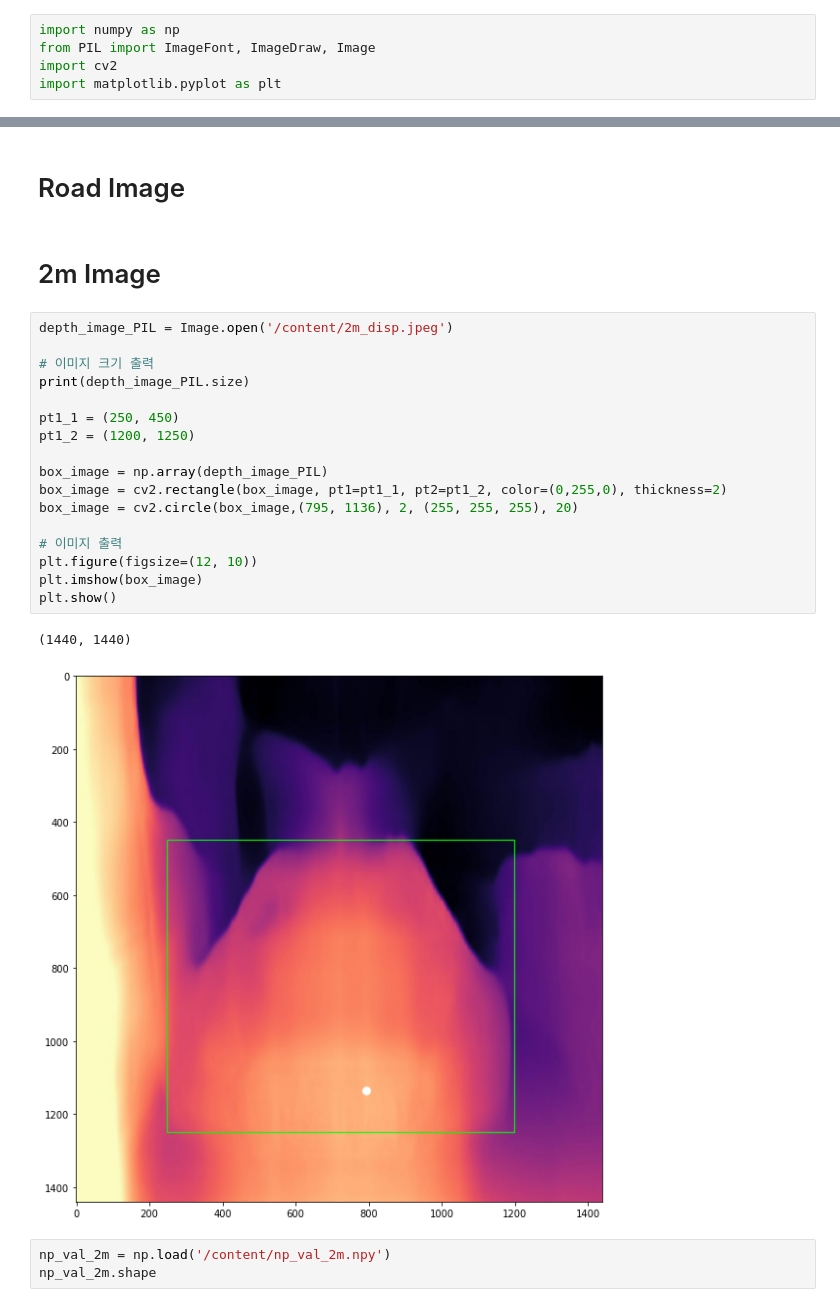
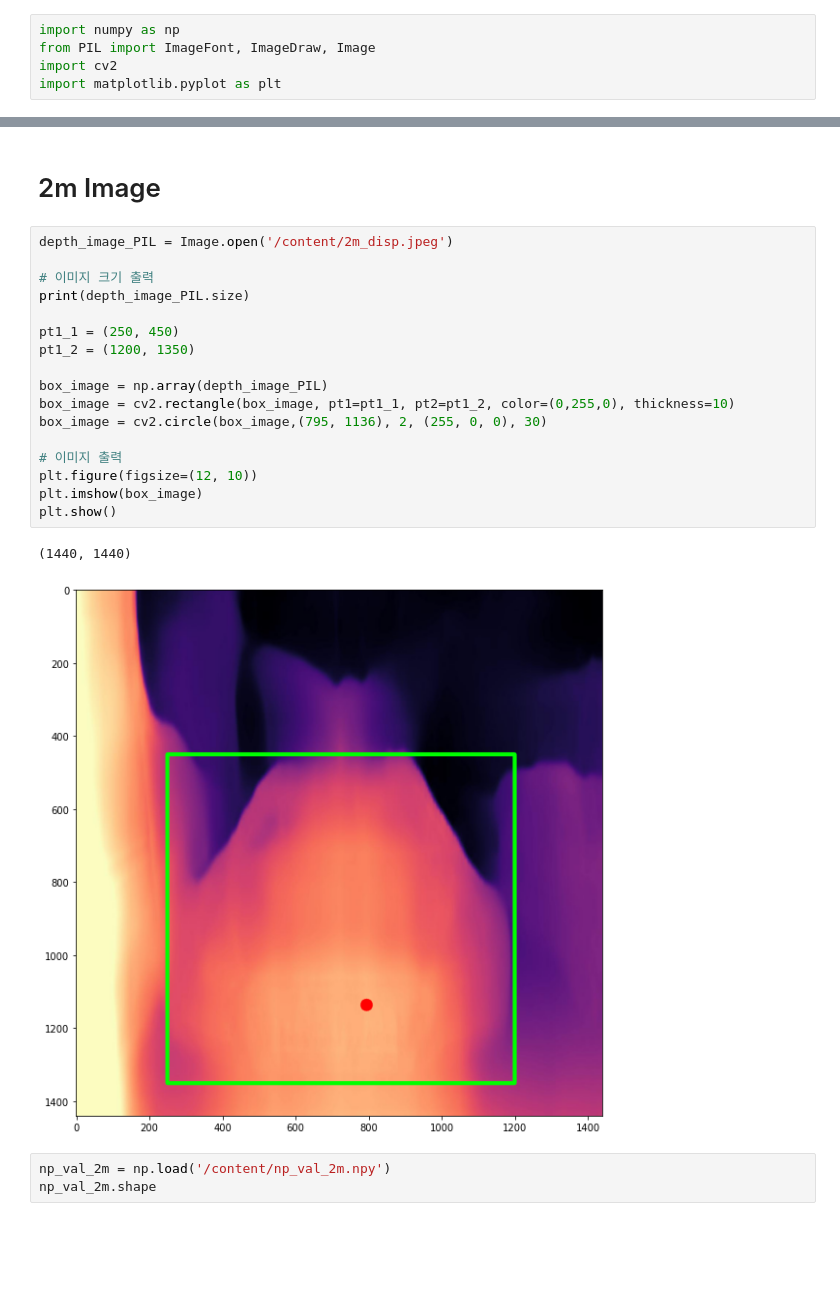
Before and after one commit to jhlee508/Colab, a Jupyter notebook: monodepth2_test.ipynb, the cells around one changed output, grey strips where cells are left out. Drawn from its saved outputs; the diff is of its cells as text; blank space fills up the shorter version.

```diff
--- a/monodepth2_test.ipynb
+++ b/monodepth2_test.ipynb
@@ -33,28 +27,26 @@ Resolving deltas: 100% (76/76), done.
 -> Done!
-# %% [markdown]
-# Road Image
 # %% [markdown]
 # 2m Image
 # %%
 depth_image_PIL = Image.open('/content/2m_disp.jpeg')
 
 # 이미지 크기 출력
 print(depth_image_PIL.size)
 
 pt1_1 = (250, 450)
-pt1_2 = (1200, 1250)
+pt1_2 = (1200, 1350)
 
 box_image = np.array(depth_image_PIL)
-box_image = cv2.rectangle(box_image, pt1=pt1_1, pt2=pt1_2, color=(0,255,0), thickness=2)
-box_image = cv2.circle(box_image,(795, 1136), 2, (255, 255, 255), 20)
+box_image = cv2.rectangle(box_image, pt1=pt1_1, pt2=pt1_2, color=(0,255,0), thickness=10)
+box_image = cv2.circle(box_image,(795, 1136), 2, (255, 0, 0), 30)
 
 # 이미지 출력
 plt.figure(figsize=(12, 10))
 plt.imshow(box_image)
 plt.show()
 # %% [output]
 (1440, 1440)
-[figure, old version]
+[figure, new version]
 # %%
 np_val_2m = np.load('/content/np_val_2m.npy')
 np_val_2m.shape
```
Also changed, not shown: parts of 8 cells of this notebook.
